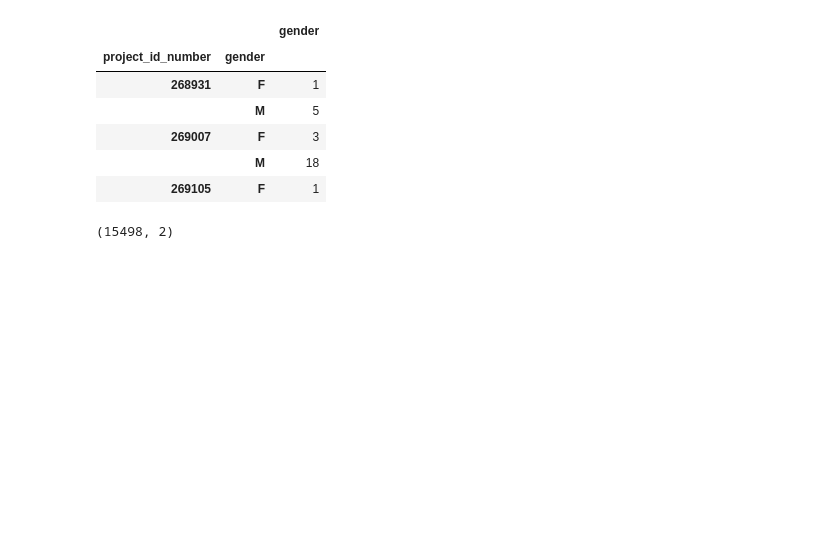
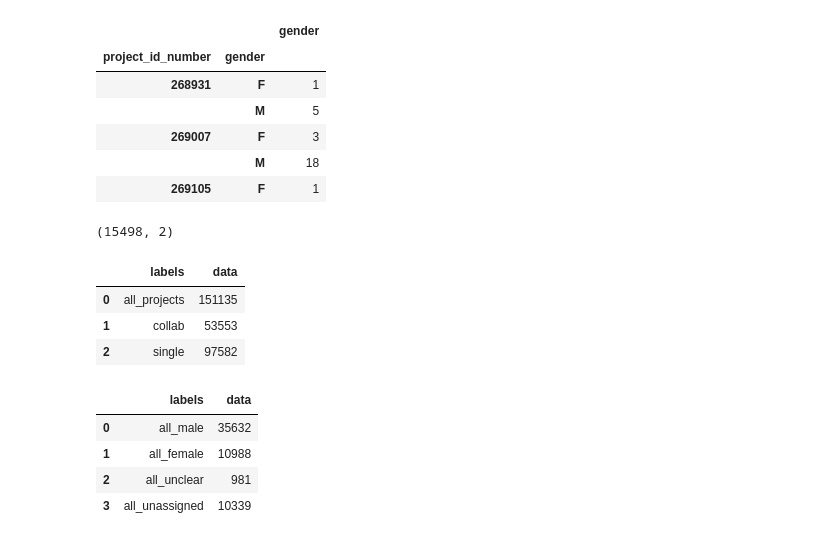
Before and after one commit to lauralindal/datavis-forscher_innen, a Jupyter notebook: InferGender.ipynb, the cells around one changed output. Saved outputs shown, nothing was run; the diff lists cells and outputs as text; code cells hidden in the pictures; blank space fills up the shorter version.

```diff
--- a/InferGender.ipynb
+++ b/InferGender.ipynb
@@ -259,0 +287,15 @@ single_person_project_or_collab.to_csv('data/single_person_project_or_collab.csv
+# %%
+single_person_project_or_collab
+# %% [output]
+|  | labels | data |
+| 0 | all_projects | 151135 |
+| 1 | collab | 53553 |
+| 2 | single | 97582 |
+# %%
+overall_gender_data
+# %% [output]
+|  | labels | data |
+| 0 | all_male | 35632 |
+| 1 | all_female | 10988 |
+| 2 | all_unclear | 981 |
+| 3 | all_unassigned | 10339 |
```
Also changed, not shown: parts of 4 cells of this notebook, 4 other files.
